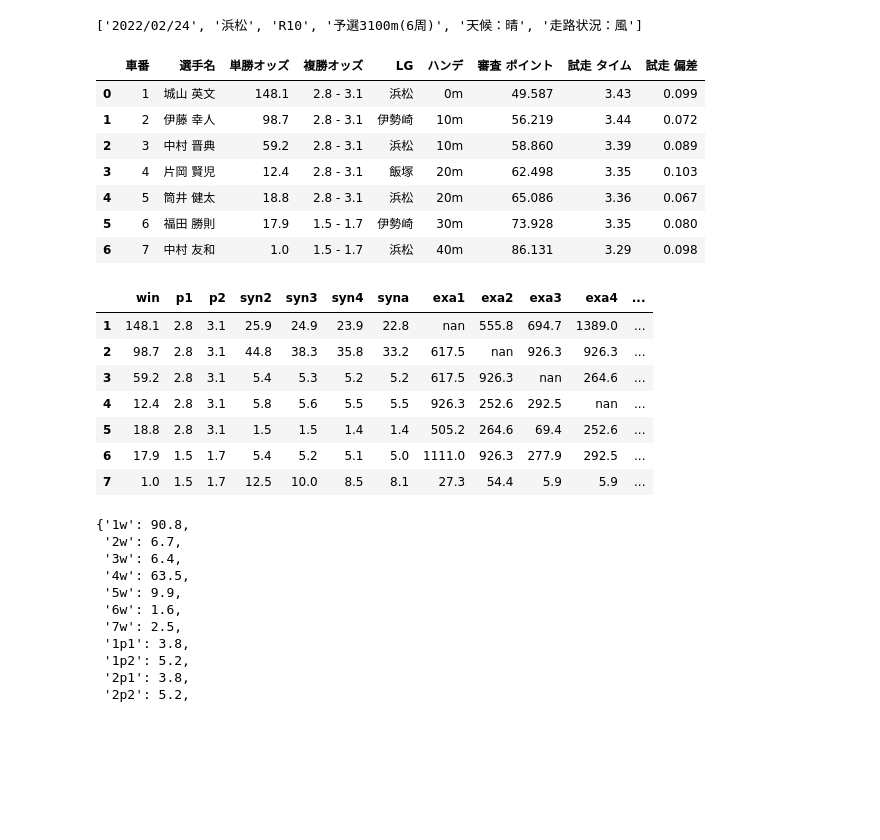
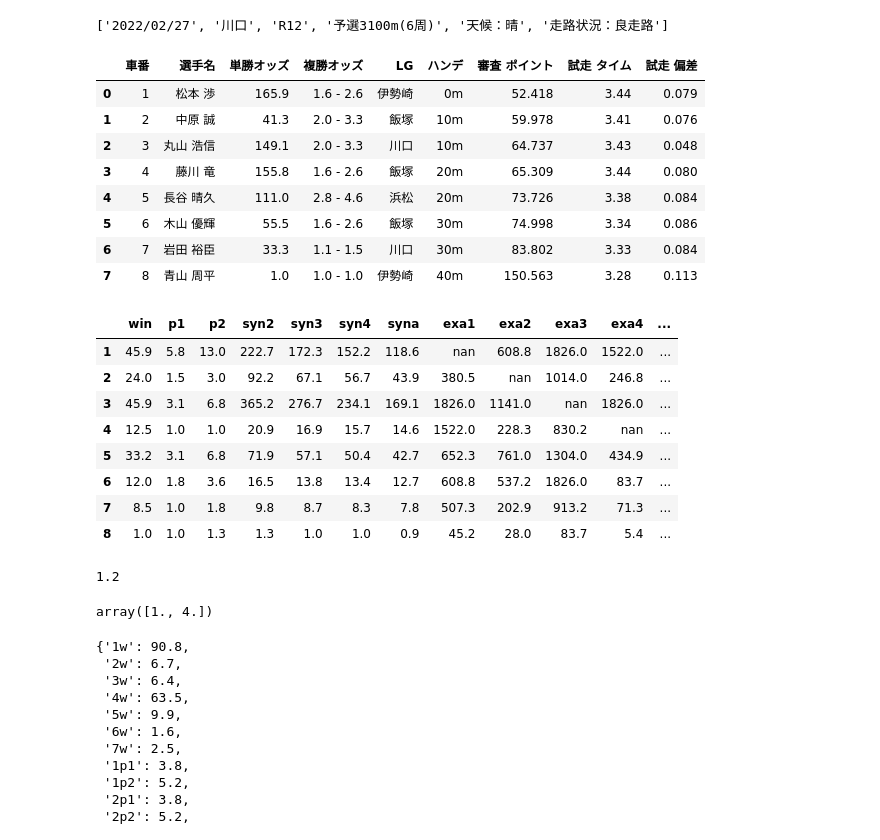
Before and after one commit to justgetwet/pygameauto, a Jupyter notebook: Untitled.ipynb, the cells around one changed output. Saved outputs shown, nothing was run; the diff lists cells and outputs as text; code cells hidden in the pictures; blank space fills up the shorter version.

```diff
--- a/Untitled.ipynb
+++ b/Untitled.ipynb
@@ -10,32 +12,42 @@ from scrape_odds_func import oddswin
 # with open(filename, mode="rb") as f:
 #     races = pickle.load(f)
 # %%
-race = onerace("20220224", "浜松", "10")
+race = onerace("20220227", "川口", "12")
 print(race[0])
 race[2][0][0]
 # %% [output]
-['2022/02/24', '浜松', 'R10', '予選3100m(6周)', '天候：晴', '走路状況：風']
+['2022/02/27', '川口', 'R12', '予選3100m(6周)', '天候：晴', '走路状況：良走路']
 |  | 車番 | 選手名 | 単勝オッズ | 複勝オッズ | LG | ハンデ | 審査 ポイント | 試走 タイム | 試走 偏差 |
-| 0 | 1 | 城山 英文 | 148.1 | 2.8 - 3.1 | 浜松 | 0m | 49.587 | 3.43 | 0.099 |
-| 1 | 2 | 伊藤 幸人 | 98.7 | 2.8 - 3.1 | 伊勢崎 | 10m | 56.219 | 3.44 | 0.072 |
-| 2 | 3 | 中村 晋典 | 59.2 | 2.8 - 3.1 | 浜松 | 10m | 58.860 | 3.39 | 0.089 |
-| 3 | 4 | 片岡 賢児 | 12.4 | 2.8 - 3.1 | 飯塚 | 20m | 62.498 | 3.35 | 0.103 |
-| 4 | 5 | 筒井 健太 | 18.8 | 2.8 - 3.1 | 浜松 | 20m | 65.086 | 3.36 | 0.067 |
-| 5 | 6 | 福田 勝則 | 17.9 | 1.5 - 1.7 | 伊勢崎 | 30m | 73.928 | 3.35 | 0.080 |
-| 6 | 7 | 中村 友和 | 1.0 | 1.5 - 1.7 | 浜松 | 40m | 86.131 | 3.29 | 0.098 |
+| 0 | 1 | 松本 渉 | 165.9 | 1.6 - 2.6 | 伊勢崎 | 0m | 52.418 | 3.44 | 0.079 |
+| 1 | 2 | 中原 誠 | 41.3 | 2.0 - 3.3 | 飯塚 | 10m | 59.978 | 3.41 | 0.076 |
+| 2 | 3 | 丸山 浩信 | 149.1 | 2.0 - 3.3 | 川口 | 10m | 64.737 | 3.43 | 0.048 |
+| 3 | 4 | 藤川 竜 | 155.8 | 1.6 - 2.6 | 飯塚 | 20m | 65.309 | 3.44 | 0.080 |
+| 4 | 5 | 長谷 晴久 | 111.0 | 2.8 - 4.6 | 浜松 | 20m | 73.726 | 3.38 | 0.084 |
+| 5 | 6 | 木山 優輝 | 55.5 | 1.6 - 2.6 | 飯塚 | 30m | 74.998 | 3.34 | 0.086 |
+| 6 | 7 | 岩田 裕臣 | 33.3 | 1.1 - 1.5 | 川口 | 30m | 83.802 | 3.33 | 0.084 |
+| 7 | 8 | 青山 周平 | 1.0 | 1.0 - 1.0 | 伊勢崎 | 40m | 150.563 | 3.28 | 0.113 |
 # %%
+race = onerace("20220227", "川口", "10")
 df = oddswin(race)
 cmap = sns.color_palette("ch:s=-.25,rot=.25", as_cmap=True)
 df.style.background_gradient(cmap=cmap).set_precision(1)
 # %% [output]
 |  | win | p1 | p2 | syn2 | syn3 | syn4 | syna | exa1 | exa2 | exa3 | exa4 | ... |
-| 1 | 148.1 | 2.8 | 3.1 | 25.9 | 24.9 | 23.9 | 22.8 | nan | 555.8 | 694.7 | 1389.0 | ... |
-| 2 | 98.7 | 2.8 | 3.1 | 44.8 | 38.3 | 35.8 | 33.2 | 617.5 | nan | 926.3 | 926.3 | ... |
-| 3 | 59.2 | 2.8 | 3.1 | 5.4 | 5.3 | 5.2 | 5.2 | 617.5 | 926.3 | nan | 264.6 | ... |
-| 4 | 12.4 | 2.8 | 3.1 | 5.8 | 5.6 | 5.5 | 5.5 | 926.3 | 252.6 | 292.5 | nan | ... |
-| 5 | 18.8 | 2.8 | 3.1 | 1.5 | 1.5 | 1.4 | 1.4 | 505.2 | 264.6 | 69.4 | 252.6 | ... |
-| 6 | 17.9 | 1.5 | 1.7 | 5.4 | 5.2 | 5.1 | 5.0 | 1111.0 | 926.3 | 277.9 | 292.5 | ... |
-| 7 | 1.0 | 1.5 | 1.7 | 12.5 | 10.0 | 8.5 | 8.1 | 27.3 | 54.4 | 5.9 | 5.9 | ... |
+| 1 | 45.9 | 5.8 | 13.0 | 222.7 | 172.3 | 152.2 | 118.6 | nan | 608.8 | 1826.0 | 1522.0 | ... |
+| 2 | 24.0 | 1.5 | 3.0 | 92.2 | 67.1 | 56.7 | 43.9 | 380.5 | nan | 1014.0 | 246.8 | ... |
+| 3 | 45.9 | 3.1 | 6.8 | 365.2 | 276.7 | 234.1 | 169.1 | 1826.0 | 1141.0 | nan | 1826.0 | ... |
+| 4 | 12.5 | 1.0 | 1.0 | 20.9 | 16.9 | 15.7 | 14.6 | 1522.0 | 228.3 | 830.2 | nan | ... |
+| 5 | 33.2 | 3.1 | 6.8 | 71.9 | 57.1 | 50.4 | 42.7 | 652.3 | 761.0 | 1304.0 | 434.9 | ... |
+| 6 | 12.0 | 1.8 | 3.6 | 16.5 | 13.8 | 13.4 | 12.7 | 608.8 | 537.2 | 1826.0 | 83.7 | ... |
+| 7 | 8.5 | 1.0 | 1.8 | 9.8 | 8.7 | 8.3 | 7.8 | 507.3 | 202.9 | 913.2 | 71.3 | ... |
+| 8 | 1.0 | 1.0 | 1.3 | 1.3 | 1.0 | 1.0 | 0.9 | 45.2 | 28.0 | 83.7 | 5.4 | ... |
+# %%
+print(1/((1/1.6)+(1/4.8)))
+a = [4,5.3,9,1.]
+np.array(sorted(a)[:2])
+# %% [output]
+1.2
+array([1., 4.])
 # %%
 win_df = race[2][0][0]
 quin_df = race[2][1][-1]
```
Also changed, not shown: parts of 1 cell of this notebook, 3 other files.
